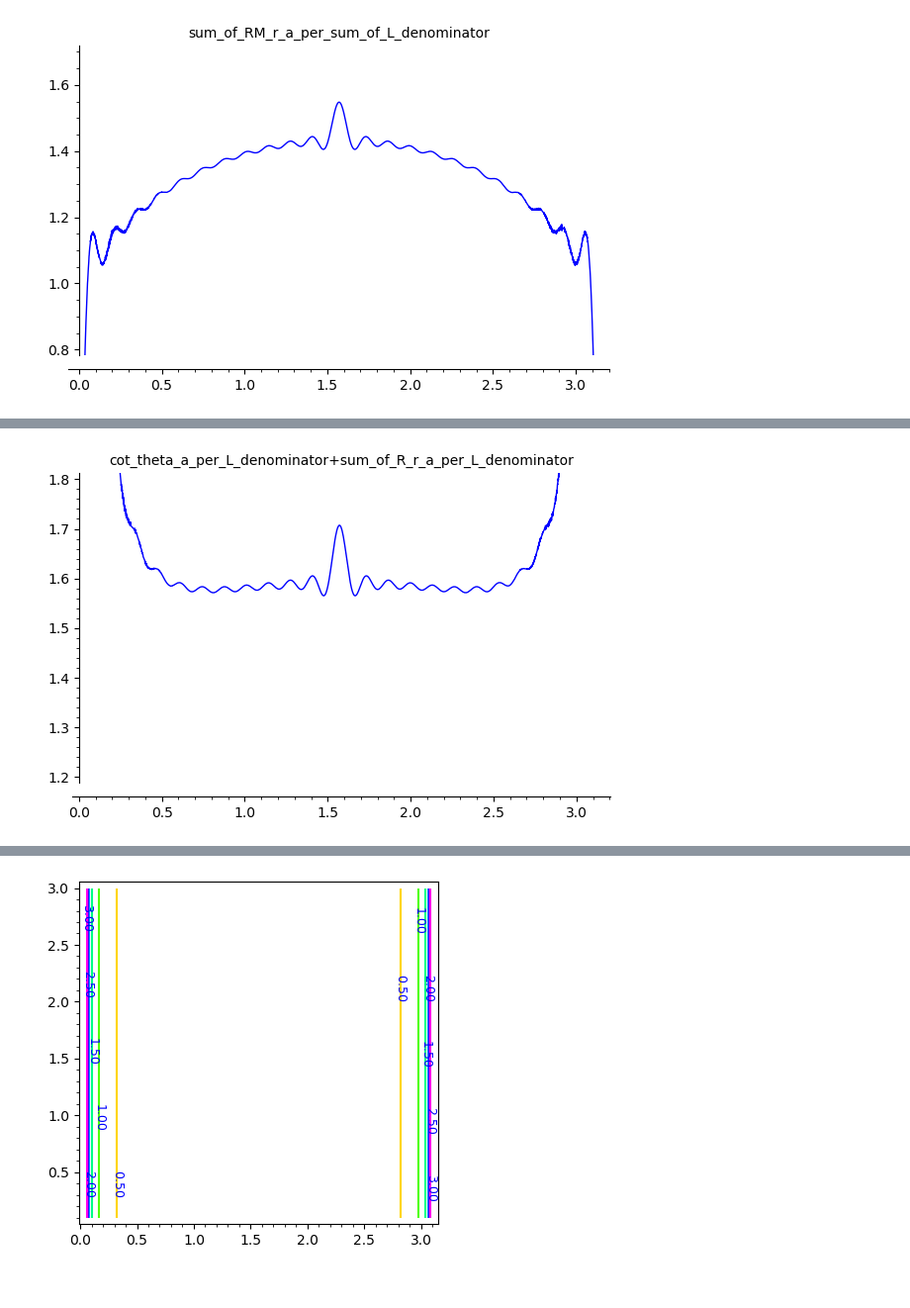
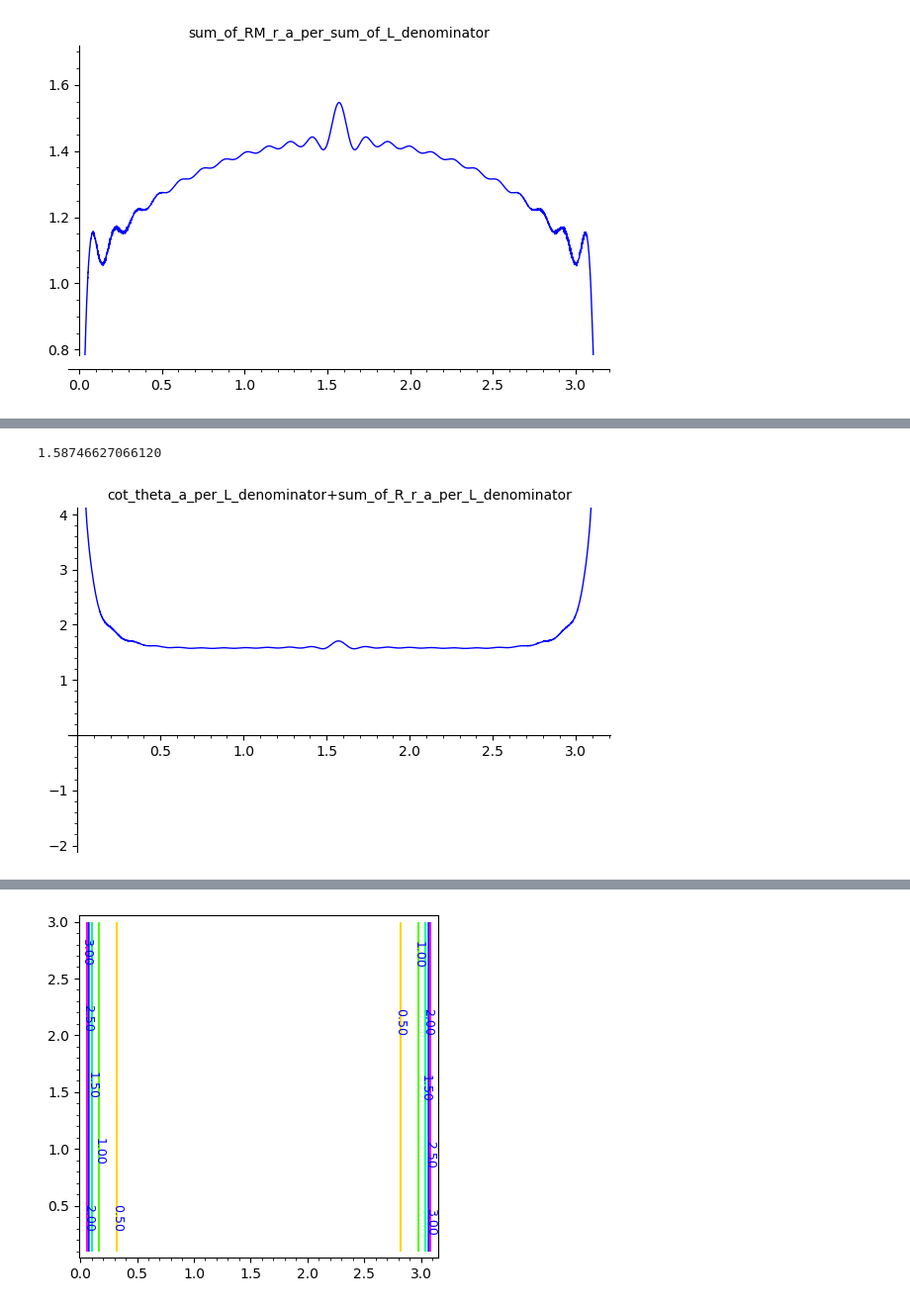
Before and after one commit to daju1/articles, a Jupyter notebook: electrostatic_vector_potential/Vector_potential_of_a_precessing_magnetic_dipole_in_spherical_coordinates.ipynb, the cells around one changed output, grey strips where cells are left out. Shown at 99% size. Cells and saved outputs as stored; diff of their text form; code cells hidden in the pictures.

```diff
--- a/electrostatic_vector_potential/Vector_potential_of_a_precessing_magnetic_dipole_in_spherical_coordinates.ipynb
+++ b/electrostatic_vector_potential/Vector_potential_of_a_precessing_magnetic_dipole_in_spherical_coordinates.ipynb
@@ -1533,0 +1545,4 @@ for ll in range(0,LL):
+# %%
+from scipy import integrate as scipy_integrate
+integral = scipy_integrate.quad(sum_of_M_per_J_theta_a, 0.0+d, pi-d)
+integral
@@ -1533,0 +1556,3 @@ for ll in range(0,LL):
+# %%
+m_J = (integral[0] / (pi-2*d)).n()
+m_J
@@ -1574,5 +1604,5 @@ plot([sum_of_L_denominator, 2*J_theta(theta_a)/k_J], theta_a, 0, pi).show(
 \end{array}
 \end{equation}
 # %%
-L_denominator = 2*J_theta(theta_a)/k_J
+L_denominator = 2*J_theta(theta_a)*m_J
 # %%
@@ -1689,8 +1723,13 @@ k_Jr
+# %%
+k_Jr = (integral[0] / (pi-2*d)).n()
+k_Jr
+# %% [output]
+1.58746627066120
 # %%
-plot(cot_theta_a_per_L_denominator+sum_of_RM_r_a_per_L_denominator, theta_a, 0., pi-0.,ymin=1.2,ymax=1.8).show(
+plot(cot_theta_a_per_L_denominator+sum_of_RM_r_a_per_L_denominator, theta_a, 0., pi-0.,ymin=-2,ymax=4).show(
     title="cot_theta_a_per_L_denominator+sum_of_R_r_a_per_L_denominator")
 # %% [output]
-[figure, old version]
+[figure, new version]
 # %%
 exec(preparse("cot_theta_a_RM_r_a_per_L = lambda theta_a : "
               + str(cot_theta_a_per_L_denominator+sum_of_RM_r_a_per_L_denominator)))
```
Also changed, not shown: parts of 22 cells of this notebook.
